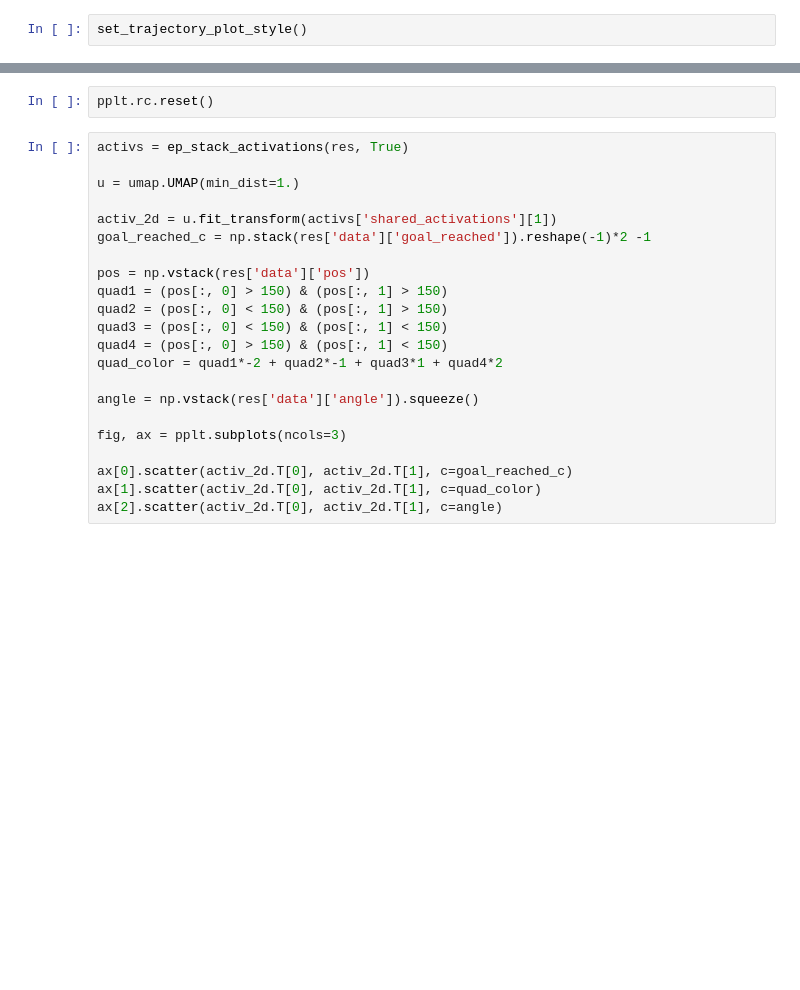
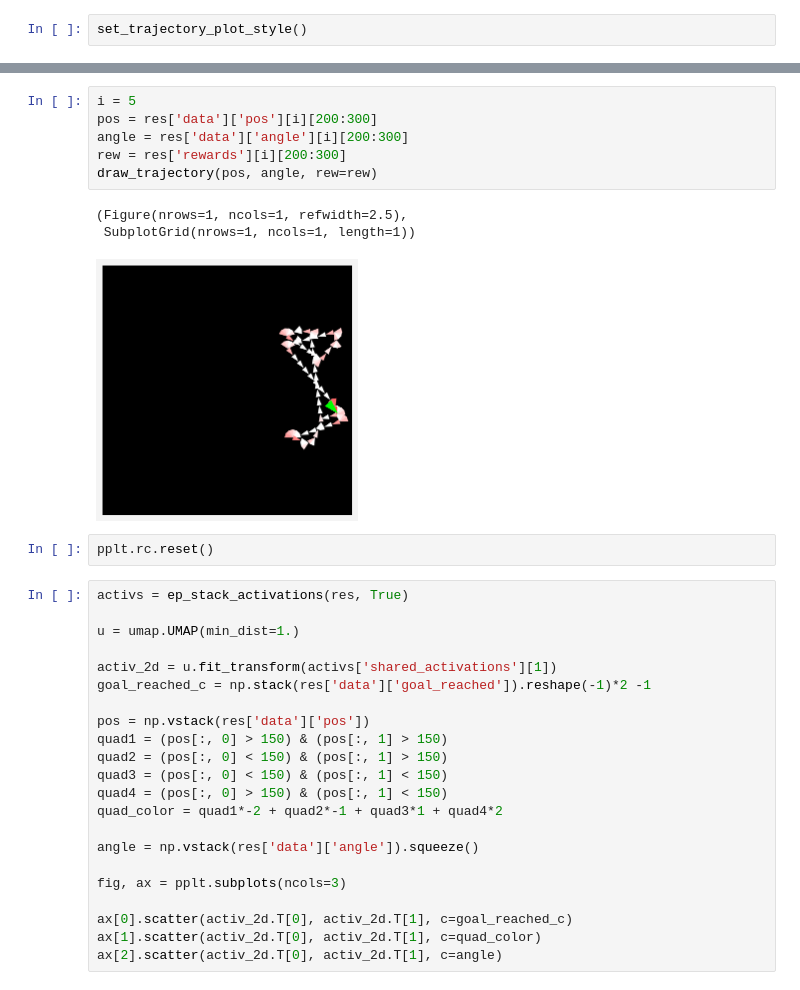
Before and after one commit to liuandrew/ppo_aux, a Jupyter notebook: write_and_test/explore_decoders.ipynb, the cells around one changed output, grey strips where cells are left out. Saved outputs shown, nothing was run; the diff lists cells and outputs as text; blank space fills up the shorter version.

```diff
--- a/write_and_test/explore_decoders.ipynb
+++ b/write_and_test/explore_decoders.ipynb
@@ -55,3 +56,13 @@ draw_trajectory(pos, angle, rew=rew)
+# %%
+i = 5
+pos = res['data']['pos'][i][200:300]
+angle = res['data']['angle'][i][200:300]
+rew = res['rewards'][i][200:300]
+draw_trajectory(pos, angle, rew=rew)
+# %% [output]
+(Figure(nrows=1, ncols=1, refwidth=2.5),
+ SubplotGrid(nrows=1, ncols=1, length=1))
+[figure, added]
 # %%
 pplt.rc.reset()
 # %%
```
Also changed, not shown: parts of 3 cells of this notebook, 7 other files.
